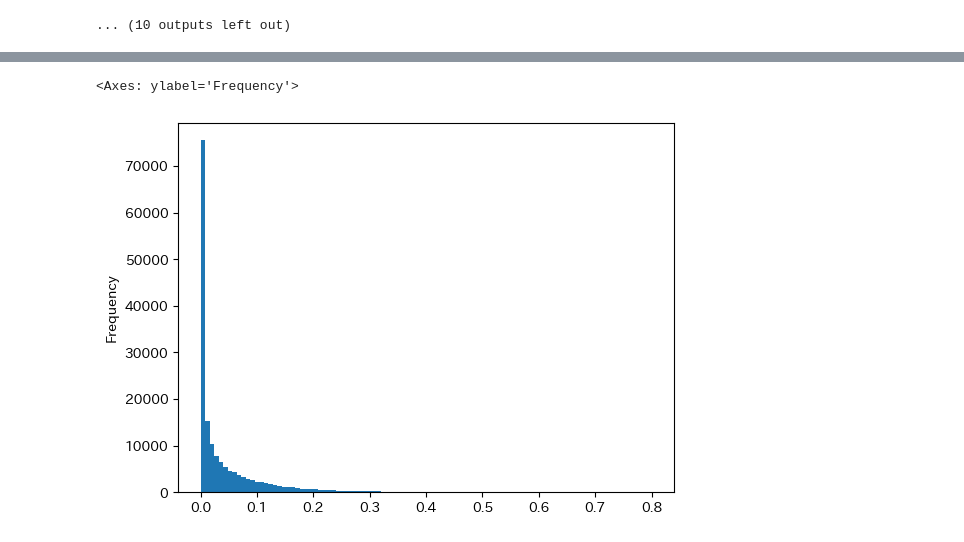
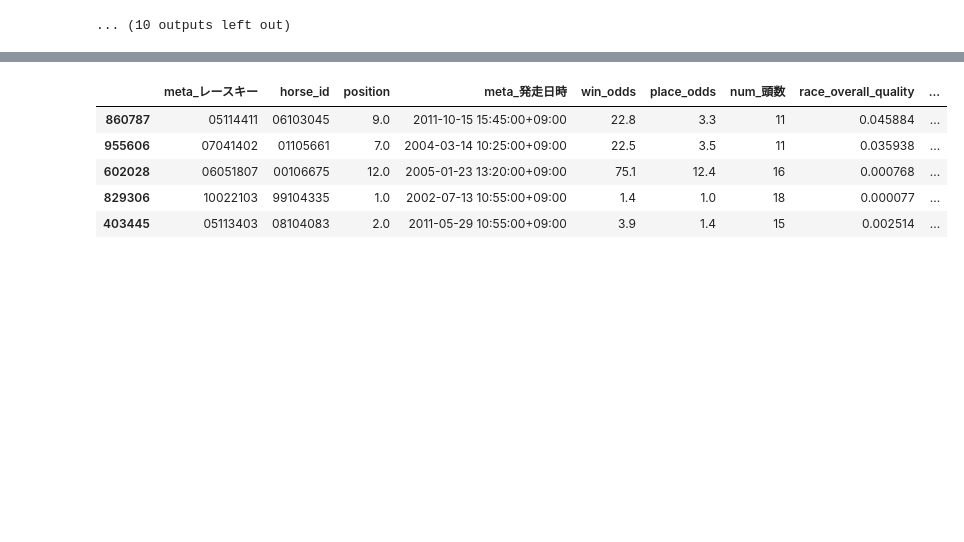
Before and after one commit to hankehly/JapanHorseRaceAnalytics, a Jupyter notebook: notebooks/2024-03/20240319_eda1.ipynb, the cells around one changed output, grey strips where cells are left out. Cells and saved outputs as stored; diff of their text form; code cells hidden in the pictures; blank space fills up the shorter version.

```diff
--- a/notebooks/2024-03/20240319_eda1.ipynb
+++ b/notebooks/2024-03/20240319_eda1.ipynb
@@ -880 +899,10 @@ y_pred = model.predict(X_test)
+# %%
+payouts.head()
+# %% [output]
+|  | meta_レースキー | horse_id | position | meta_発走日時 | win_odds | place_odds | num_頭数 | race_overall_quality | ... |
+| 860787 | 05114411 | 06103045 | 9.0 | 2011-10-15 15:45:00+09:00 | 22.8 | 3.3 | 11 | 0.045884 | ... |
+| 955606 | 07041402 | 01105661 | 7.0 | 2004-03-14 10:25:00+09:00 | 22.5 | 3.5 | 11 | 0.035938 | ... |
+| 602028 | 06051807 | 00106675 | 12.0 | 2005-01-23 13:20:00+09:00 | 75.1 | 12.4 | 16 | 0.000768 | ... |
+| 829306 | 10022103 | 99104335 | 1.0 | 2002-07-13 10:55:00+09:00 | 1.4 | 1.0 | 18 | 0.000077 | ... |
+| 403445 | 05113403 | 08104083 | 2.0 | 2011-05-29 10:55:00+09:00 | 3.9 | 1.4 | 15 | 0.002514 | ... |
 # %%
@@ -913,8 +943,3 @@ payouts = payouts.merge(
-# %%
-X_test.race_overall_quality.plot.hist(bins=100)
-# %% [output]
-<Axes: ylabel='Frequency'>
-[figure, removed]
 # %%
 len(bets)
 # %% [output]
```
Also changed, not shown: parts of 8 cells of this notebook, 1 other file.
